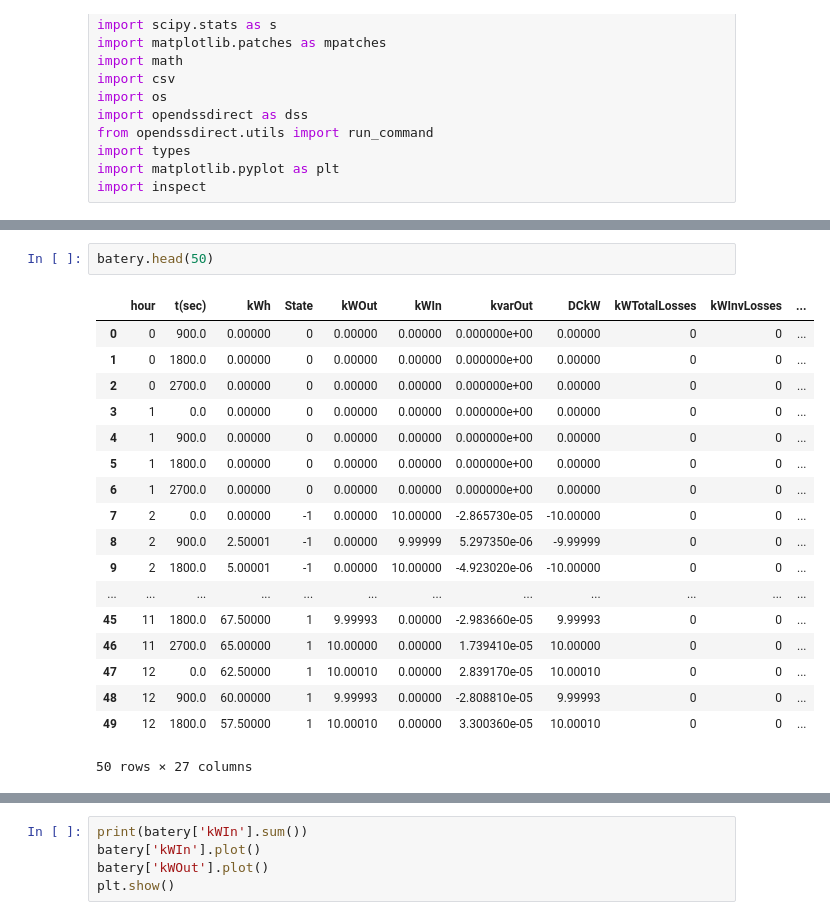
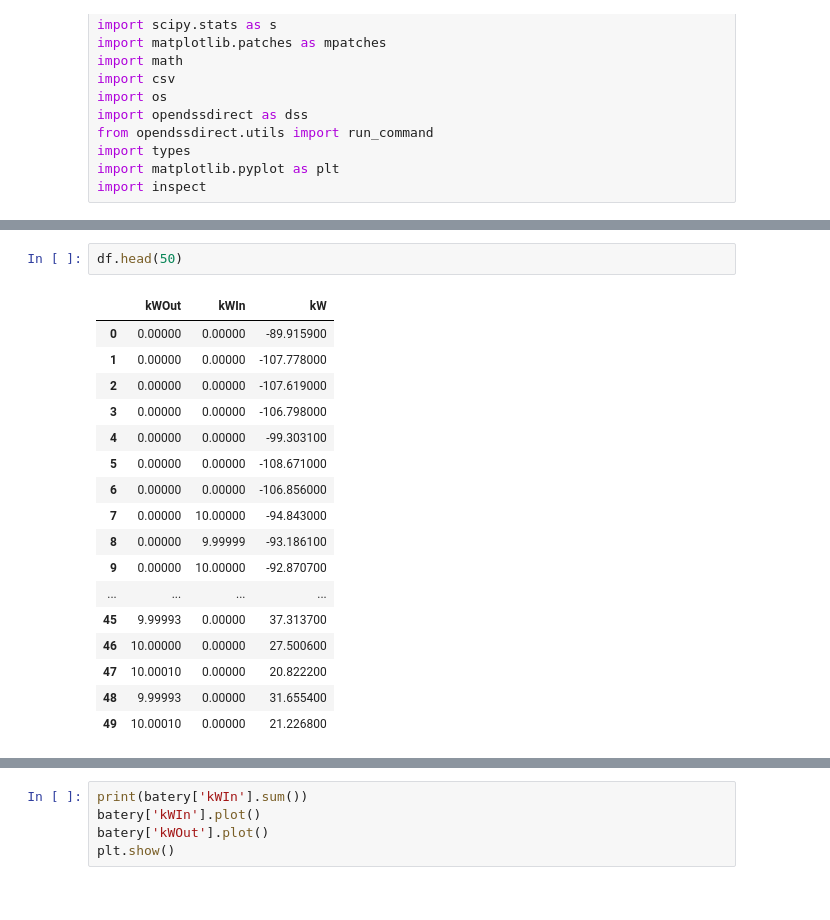
Before and after one commit to fiit-ba/Optimization-of-Battery-Management-in-Microgrid, a Jupyter notebook: opendss/microgrid_battery_management_simulator.ipynb, the cells around one changed output, grey strips where cells are left out. Saved outputs shown, nothing was run; the diff lists cells and outputs as text.

```diff
--- a/opendss/microgrid_battery_management_simulator.ipynb
+++ b/opendss/microgrid_battery_management_simulator.ipynb
@@ -108,21 +90,20 @@ batery = pd.read_csv(batery)
 # %%
-batery.head(50)
+df.head(50)
 # %% [output]
-|  | hour | t(sec) | kWh | State | kWOut | kWIn | kvarOut | DCkW | kWTotalLosses | kWInvLosses | ... |
-| 0 | 0 | 900.0 | 0.00000 | 0 | 0.00000 | 0.00000 | 0.000000e+00 | 0.00000 | 0 | 0 | ... |
-| 1 | 0 | 1800.0 | 0.00000 | 0 | 0.00000 | 0.00000 | 0.000000e+00 | 0.00000 | 0 | 0 | ... |
-| 2 | 0 | 2700.0 | 0.00000 | 0 | 0.00000 | 0.00000 | 0.000000e+00 | 0.00000 | 0 | 0 | ... |
-| 3 | 1 | 0.0 | 0.00000 | 0 | 0.00000 | 0.00000 | 0.000000e+00 | 0.00000 | 0 | 0 | ... |
-| 4 | 1 | 900.0 | 0.00000 | 0 | 0.00000 | 0.00000 | 0.000000e+00 | 0.00000 | 0 | 0 | ... |
-| 5 | 1 | 1800.0 | 0.00000 | 0 | 0.00000 | 0.00000 | 0.000000e+00 | 0.00000 | 0 | 0 | ... |
-| 6 | 1 | 2700.0 | 0.00000 | 0 | 0.00000 | 0.00000 | 0.000000e+00 | 0.00000 | 0 | 0 | ... |
-| 7 | 2 | 0.0 | 0.00000 | -1 | 0.00000 | 10.00000 | -2.865730e-05 | -10.00000 | 0 | 0 | ... |
-| 8 | 2 | 900.0 | 2.50001 | -1 | 0.00000 | 9.99999 | 5.297350e-06 | -9.99999 | 0 | 0 | ... |
-| 9 | 2 | 1800.0 | 5.00001 | -1 | 0.00000 | 10.00000 | -4.923020e-06 | -10.00000 | 0 | 0 | ... |
-| ... | ... | ... | ... | ... | ... | ... | ... | ... | ... | ... | ... |
-| 45 | 11 | 1800.0 | 67.50000 | 1 | 9.99993 | 0.00000 | -2.983660e-05 | 9.99993 | 0 | 0 | ... |
-| 46 | 11 | 2700.0 | 65.00000 | 1 | 10.00000 | 0.00000 | 1.739410e-05 | 10.00000 | 0 | 0 | ... |
-| 47 | 12 | 0.0 | 62.50000 | 1 | 10.00010 | 0.00000 | 2.839170e-05 | 10.00010 | 0 | 0 | ... |
-| 48 | 12 | 900.0 | 60.00000 | 1 | 9.99993 | 0.00000 | -2.808810e-05 | 9.99993 | 0 | 0 | ... |
-| 49 | 12 | 1800.0 | 57.50000 | 1 | 10.00010 | 0.00000 | 3.300360e-05 | 10.00010 | 0 | 0 | ... |
+|  | kWOut | kWIn | kW |
+| 0 | 0.00000 | 0.00000 | -89.915900 |
+| 1 | 0.00000 | 0.00000 | -107.778000 |
+| 2 | 0.00000 | 0.00000 | -107.619000 |
+| 3 | 0.00000 | 0.00000 | -106.798000 |
+| 4 | 0.00000 | 0.00000 | -99.303100 |
+| 5 | 0.00000 | 0.00000 | -108.671000 |
+| 6 | 0.00000 | 0.00000 | -106.856000 |
+| 7 | 0.00000 | 10.00000 | -94.843000 |
+| 8 | 0.00000 | 9.99999 | -93.186100 |
+| 9 | 0.00000 | 10.00000 | -92.870700 |
+| ... | ... | ... | ... |
+| 45 | 9.99993 | 0.00000 | 37.313700 |
+| 46 | 10.00000 | 0.00000 | 27.500600 |
+| 47 | 10.00010 | 0.00000 | 20.822200 |
+| 48 | 9.99993 | 0.00000 | 31.655400 |
+| 49 | 10.00010 | 0.00000 | 21.226800 |
-50 rows × 27 columns
```
Also changed, not shown: parts of 12 cells of this notebook, 3 other files.
